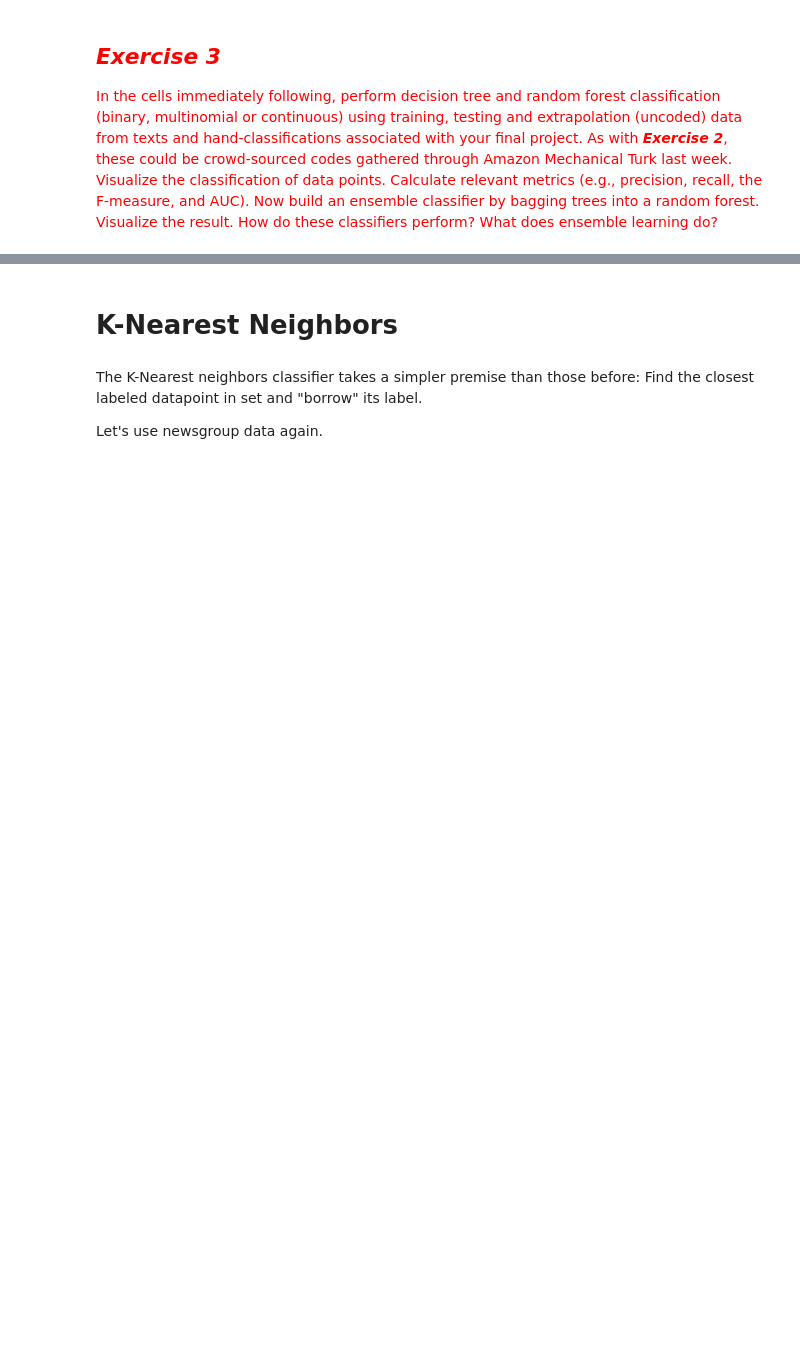
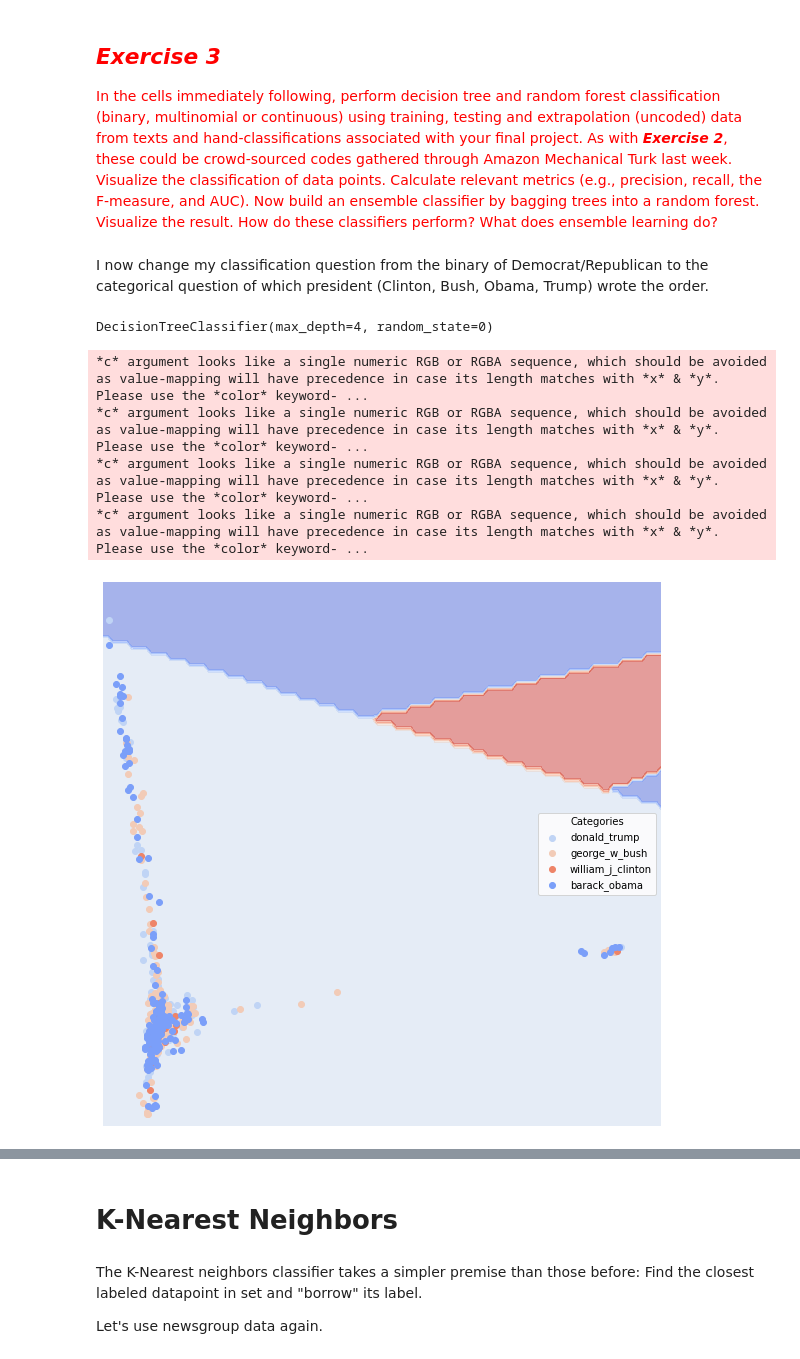
Before and after one commit to lilygrier/Homework-Notebooks, a Jupyter notebook: week-4/4-Classification_lilygrier.ipynb, the cells around one changed output, grey strips where cells are left out. Cells and saved outputs as stored; diff of their text form; code cells hidden in the pictures; blank space fills up the shorter version.

```diff
--- a/week-4/4-Classification_lilygrier.ipynb
+++ b/week-4/4-Classification_lilygrier.ipynb
@@ -1363,3 +1404,14 @@ lucem_illud_2020.plotConfusionMatrix(bag, df_exampleTree_test)
 ## <span style="color:red">*Exercise 3*</span>
 
 <span style="color:red">In the cells immediately following, perform decision tree and random forest classification (binary, multinomial or continuous) using training, testing and extrapolation (uncoded) data from texts and hand-classifications associated with your final project. As with ***Exercise 2***, these could be crowd-sourced codes gathered through Amazon Mechanical Turk last week. Visualize the classification of data points. Calculate relevant metrics (e.g., precision, recall, the F-measure, and AUC). Now build an ensemble classifier by bagging trees into a random forest. Visualize the result. How do these classifiers perform? What does ensemble learning do?
+# %% [markdown]
+I now change my classification question from the binary of Democrat/Republican to the categorical question of which president (Clinton, Bush, Obama, Trump) wrote the order.
+# %%
+clf_tree = sklearn.tree.DecisionTreeClassifier(max_depth=4,random_state=0)
+# %%
+test_data_df = test_data_df.rename(columns={'president': 'category'})
+train_data_df = train_data_df.rename(columns={'president': 'category'})
+# %%
+clf_tree.fit(np.stack(test_data_df['vect'], axis =0), test_data_df['category'])
+# %% [output]
+DecisionTreeClassifier(max_depth=4, random_state=0)
@@ -1365,0 +1456,8 @@ lucem_illud_2020.plotConfusionMatrix(bag, df_exampleTree_test)
+# %%
+lucem_illud_2020.plotregions(clf_tree, train_data_df)
+# %% [output]
+*c* argument looks like a single numeric RGB or RGBA sequence, which should be avoided as value-mapping will have precedence in case its length matches with *x* & *y*.  Please use the *color* keyword- ...
+*c* argument looks like a single numeric RGB or RGBA sequence, which should be avoided as value-mapping will have precedence in case its length matches with *x* & *y*.  Please use the *color* keyword- ...
+*c* argument looks like a single numeric RGB or RGBA sequence, which should be avoided as value-mapping will have precedence in case its length matches with *x* & *y*.  Please use the *color* keyword- ...
+*c* argument looks like a single numeric RGB or RGBA sequence, which should be avoided as value-mapping will have precedence in case its length matches with *x* & *y*.  Please use the *color* keyword- ...
+[figure, added]
```
Also changed, not shown: parts of 51 cells of this notebook.
